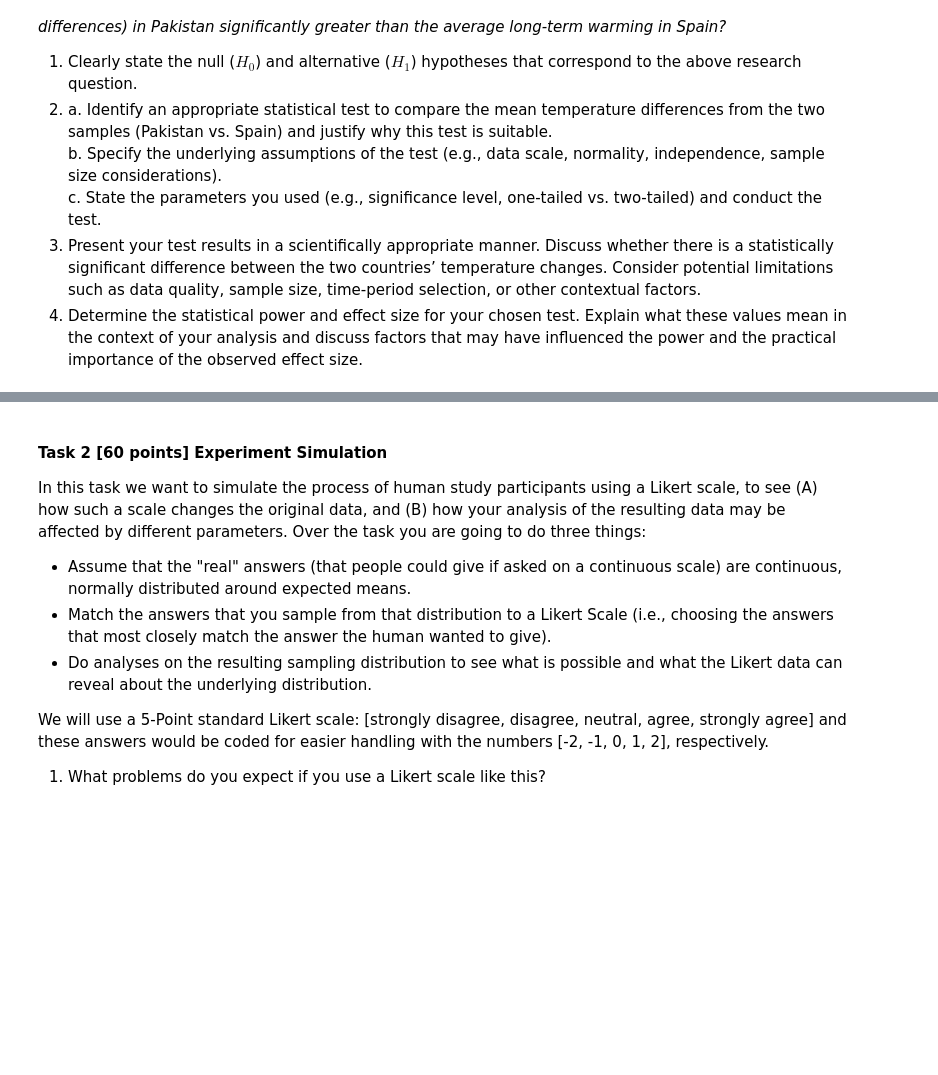
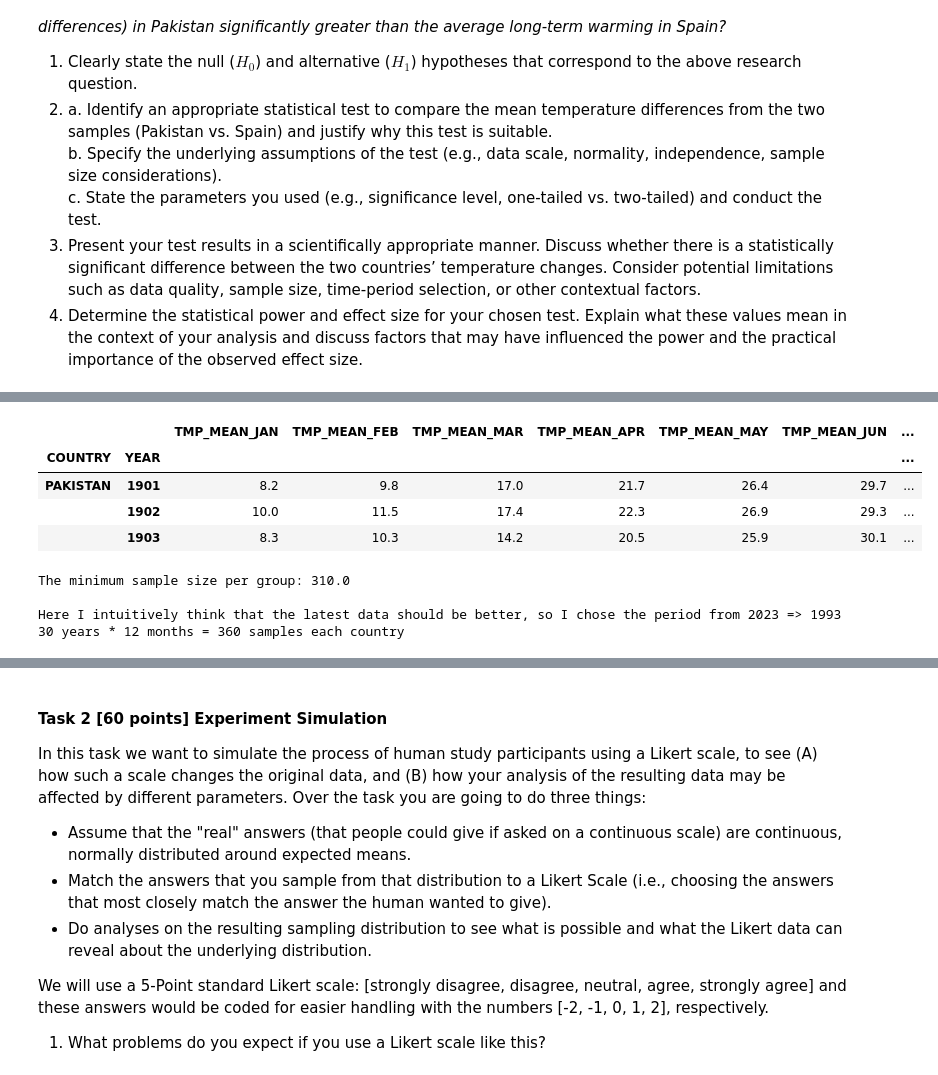
Before and after one commit to mpn1008/RM_assignments, a Jupyter notebook: RM_A05_Group_B/RM_A05_Group.ipynb, the cells around one changed output, grey strips where cells are left out. Saved outputs shown, nothing was run; the diff lists cells and outputs as text; code cells hidden in the pictures; blank space fills up the shorter version.

```diff
--- a/RM_A05_Group_B/RM_A05_Group.ipynb
+++ b/RM_A05_Group_B/RM_A05_Group.ipynb
@@ -51,0 +78,45 @@ In Assignment 2 (Task 4), you investigated monthly temperature changes over a 50
+# %%
+data = pd.read_csv("./data/CRU_data.csv", sep=";")
+
+# Define monthly columns
+monthly_columns = [f'TMP_MEAN_{month}' for month in \
+    ["JAN", "FEB", "MAR", "APR", "MAY", "JUN", "JUL", "AUG", "SEP", "OCT", "NOV", "DEC"]]
+
+# Filter rows for Pakistan and Spain from the year 1964 onward, ignoring rows with -999 values
+data_filtered = (
+    data.query("COUNTRY in ['PAKISTAN', 'SPAIN']")
+    .set_index(["COUNTRY", "YEAR"])
+    .loc[:, monthly_columns]
+    .replace(-999.0, pd.NA)
+    .dropna()
+)
+
+data_filtered.head(3)
+# %% [output]
+|  |  | TMP_MEAN_JAN | TMP_MEAN_FEB | TMP_MEAN_MAR | TMP_MEAN_APR | TMP_MEAN_MAY | TMP_MEAN_JUN | ... |
+| COUNTRY | YEAR |  |  |  |  |  |  | ... |
+| PAKISTAN | 1901 | 8.2 | 9.8 | 17.0 | 21.7 | 26.4 | 29.7 | ... |
+|  | 1902 | 10.0 | 11.5 | 17.4 | 22.3 | 26.9 | 29.3 | ... |
+|  | 1903 | 8.3 | 10.3 | 14.2 | 20.5 | 25.9 | 30.1 | ... |
+# %%
+# Determine minimum sample size for each country
+
+import statsmodels.stats.power as smp
+
+effect_size = 0.2  # Assume a small effect size (Cohen's d)
+alpha = 0.05       # Significance level
+power = 0.80       # Desired power
+
+# Calculate sample size needed per group
+analysis = smp.tt_ind_solve_power(effect_size=effect_size, alpha=alpha, power=power, alternative='larger')
+size = np.ceil(analysis)
+
+print(f"The minimum sample size per group: {size}")
+
+print("\nHere I intuitively think that the latest data should be better, so I chose the period from 2023 => 1993")
+print("30 years * 12 months = 360 samples each country")
+# %% [output]
+The minimum sample size per group: 310.0
+
+Here I intuitively think that the latest data should be better, so I chose the period from 2023 => 1993
+30 years * 12 months = 360 samples each country
```
Also changed, not shown: parts of 20 cells of this notebook, 1 other file.
